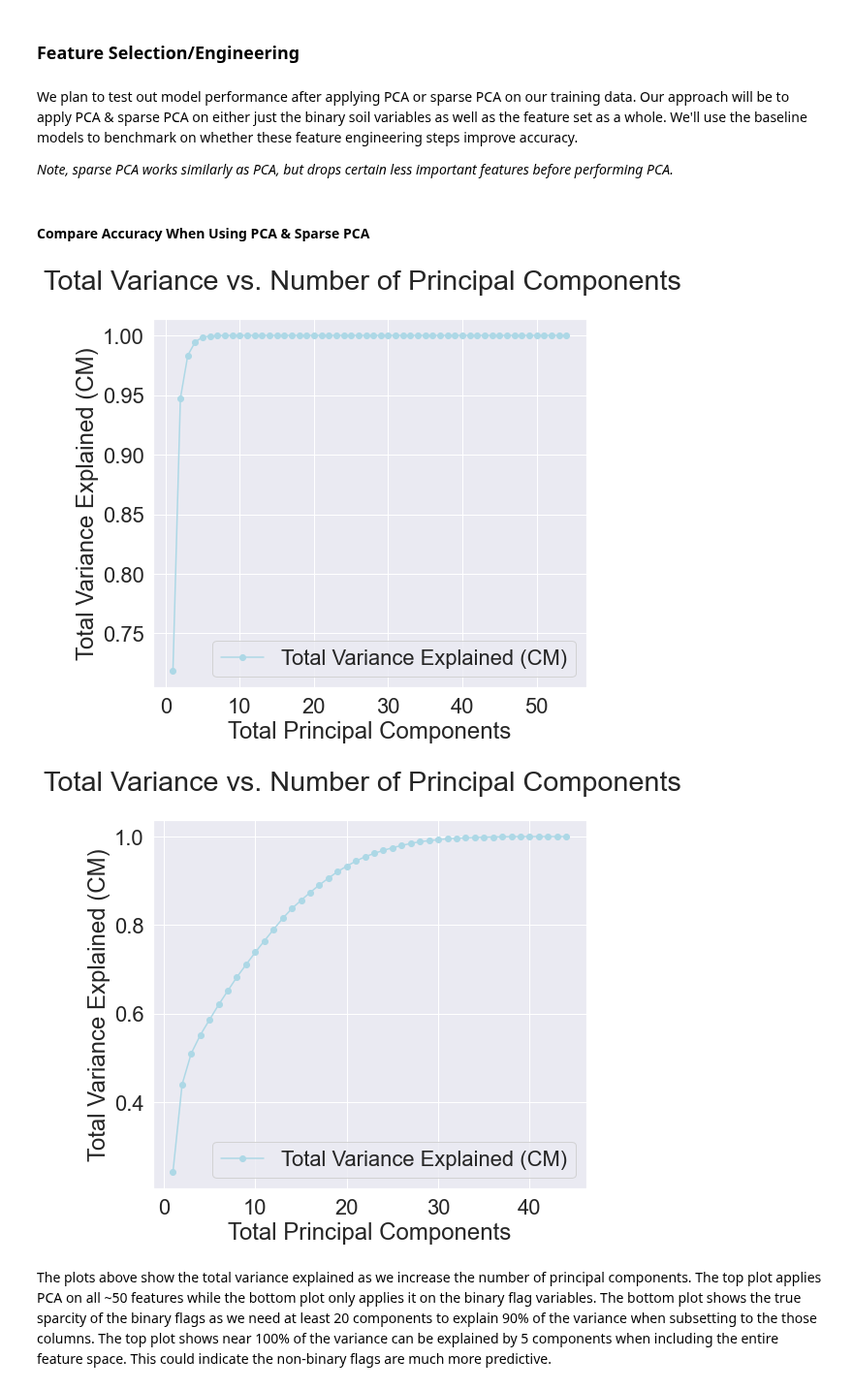
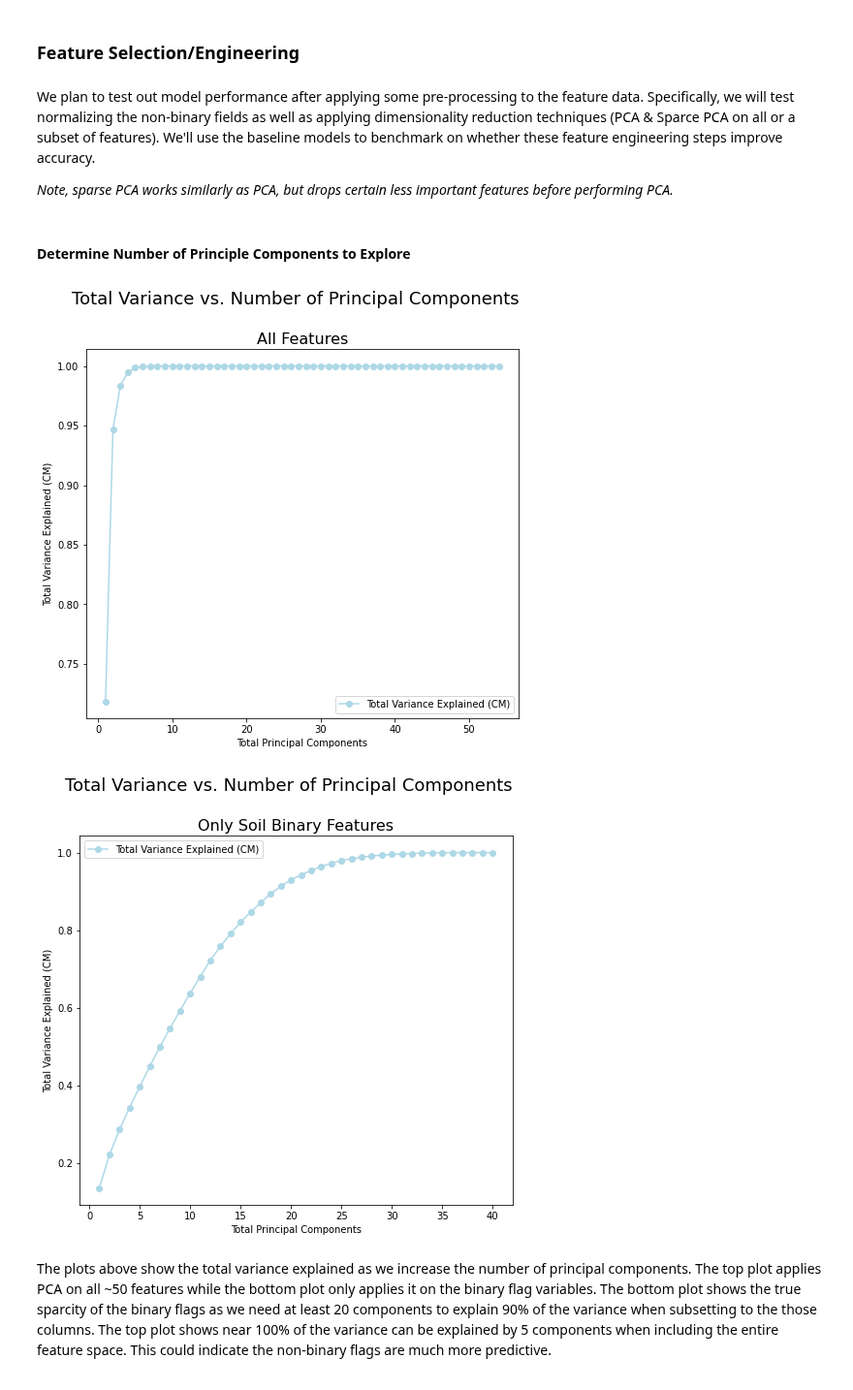
Before and after one commit to sams-data/mids-w207_9_sp22_forest_cover_classification, a Jupyter notebook: Submissions/bridwell_carmeli_hand_stephens_final_project.ipynb, the cells around one changed output. Shown at 97% size. Saved outputs shown, nothing was run; the diff lists cells and outputs as text; code cells hidden in the pictures.

```diff
--- a/Submissions/bridwell_carmeli_hand_stephens_final_project.ipynb
+++ b/Submissions/bridwell_carmeli_hand_stephens_final_project.ipynb
@@ -535,13 +542,16 @@ ________________________________________________________________________________
 # %% [markdown]
 ### Feature Selection/Engineering
 # %% [markdown]
-We plan to test out model performance after applying PCA or sparse PCA on our training data. Our approach will be to apply PCA & sparse PCA on either just the binary soil variables as well as the feature set as a whole. We'll use the baseline models to benchmark on whether these feature engineering steps improve accuracy.
+We plan to test out model performance after applying some pre-processing to the feature data. Specifically, we will test normalizing the non-binary fields as well as applying dimensionality reduction techniques (PCA & Sparce PCA on all or a subset of features). We'll use the baseline models to benchmark on whether these feature engineering steps improve accuracy.
 
 *Note, sparse PCA works similarly as PCA, but drops certain less important features before performing PCA.*
-# %% [markdown]
-#### Compare Accuracy When Using PCA & Sparse PCA
+# %% [markdown]
+#### Determine Number of Principle Components to Explore
 # %%
-def calculate_explained_variance(dataset):
+def calculate_explained_variance(dataset,title_text):
+    """
+    Function that trains a PCA model and plots the cumulative explained variance for each component.
+    """
 
     max_n = dataset.shape[1]
 
@@ -550,39 +560,42 @@ def calculate_explained_variance(dataset):
     pca.fit(dataset)
 
     # create dataframe to show explained variance
     principal_components = pd.DataFrame()
     principal_components['k'] = list(range(1,max_n+1))
     principal_components['explained_variance_ratio'] = pca.explained_variance_ratio_
     principal_components['explained_variance_ratio_cm'] = principal_components['explained_variance_ratio'].cumsum()
 
     # ^^^^^^^^^^^^^^^^^^^^^^^^^^^^^^^^^^^^^^^^^^^^^^^^^^^^^^^^
     # plotting
 
     # make figure and axis object
     fig,ax = plt.subplots(figsize = (8,7))
 
     # plot
     ax.plot(principal_components['k'],
             principal_components['explained_variance_ratio_cm'],
             color="lightblue",
             marker="o",
             label = 'Total Variance Explained (CM)')
 
     # sanitize graph
     ax.legend()
     ax.set_xlabel('Total Principal Components')
     ax.set_ylabel('Total Variance Explained (CM)')
-    fig.suptitle('Total Variance vs. Number of Principal Components')
+    plt.suptitle('Total Variance vs. Number of Principal Components',fontsize=18, y=1)
+    plt.title(title_text,fontsize=16, y=1)
     plt.show()
     pass
 
+# make plot for all features
+calculate_explained_variance(train_data,title_text='All Features')
+
+# make plot for just soil features (will be tested in subsequent section)
 # first binary column index
-idx = train_df.columns.tolist().index('Wilderness_Area1')
-
-calculate_explained_variance(train_data)
-calculate_explained_variance(train_data[:,idx:])
+idx = train_df.columns.tolist().index('Soil_Type1')
+calculate_explained_variance(train_data[:,idx:],title_text='Only Soil Binary Features')
 # %% [output]
-[figure, old version]
+[figure, new version]
-[figure, old version]
+[figure, new version]
 # %% [markdown]
 The plots above show the total variance explained as we increase the number of principal components. The top plot applies PCA on all ~50 features while the bottom plot only applies it on the binary flag variables. The bottom plot shows the true sparcity of the binary flags as we need at least 20 components to explain 90% of the variance when subsetting to the those columns. The top plot shows near 100% of the variance can be explained by 5 components when including the entire feature space. This could indicate the non-binary flags are much more predictive.
```
Also changed, not shown: parts of 13 cells of this notebook, 1 other file.
